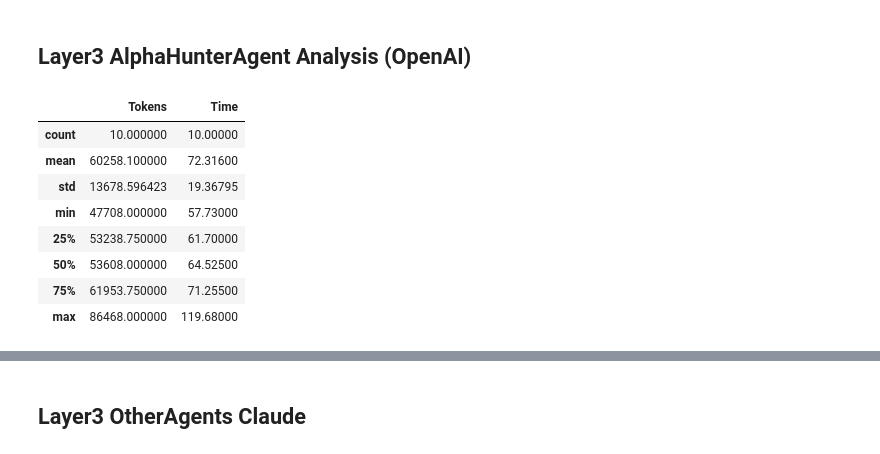
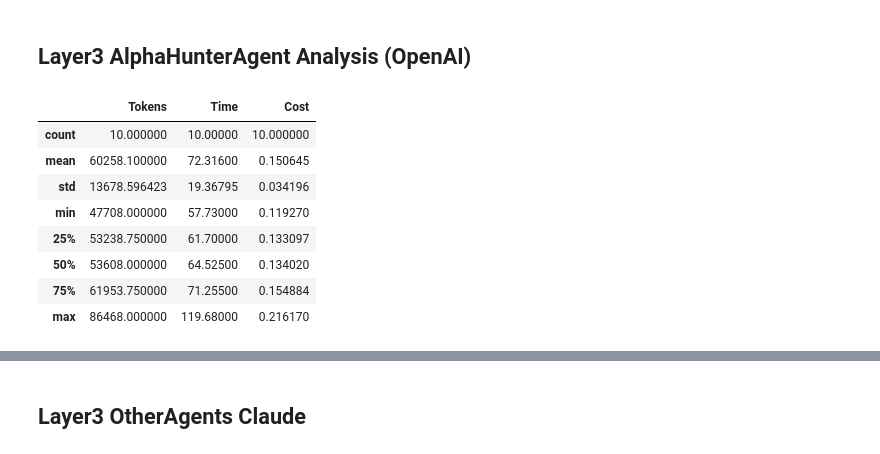
Before and after one commit to agupagu/multi-agent-fyp, a Jupyter notebook: agents_main/DataAnalysis.ipynb, the cells around one changed output, grey strips where cells are left out. Saved outputs shown, nothing was run; the diff lists cells and outputs as text; code cells hidden in the pictures.

```diff
--- a/agents_main/DataAnalysis.ipynb
+++ b/agents_main/DataAnalysis.ipynb
@@ -145,14 +83,15 @@ plt.show()
 ## Layer3 AlphaHunterAgent Analysis (OpenAI)
 # %%
 Layer3_AlphaHunter_OpenAI_df = pd.read_excel('FYP Data.xlsx', sheet_name='Layer3 AlphaHunter OpenAI')
+Layer3_AlphaHunter_OpenAI_df['Cost'] = Layer3_AlphaHunter_OpenAI_df['Tokens'] * openai_input_price
 Layer3_AlphaHunter_OpenAI_df.describe()
 # %% [output]
-|  | Tokens | Time |
-| count | 10.000000 | 10.00000 |
-| mean | 60258.100000 | 72.31600 |
-| std | 13678.596423 | 19.36795 |
-| min | 47708.000000 | 57.73000 |
-| 25% | 53238.750000 | 61.70000 |
-| 50% | 53608.000000 | 64.52500 |
-| 75% | 61953.750000 | 71.25500 |
-| max | 86468.000000 | 119.68000 |
+|  | Tokens | Time | Cost |
+| count | 10.000000 | 10.00000 | 10.000000 |
+| mean | 60258.100000 | 72.31600 | 0.150645 |
+| std | 13678.596423 | 19.36795 | 0.034196 |
+| min | 47708.000000 | 57.73000 | 0.119270 |
+| 25% | 53238.750000 | 61.70000 | 0.133097 |
+| 50% | 53608.000000 | 64.52500 | 0.134020 |
+| 75% | 61953.750000 | 71.25500 | 0.154884 |
+| max | 86468.000000 | 119.68000 | 0.216170 |
```
Also changed, not shown: parts of 27 cells of this notebook, 1 other file.
